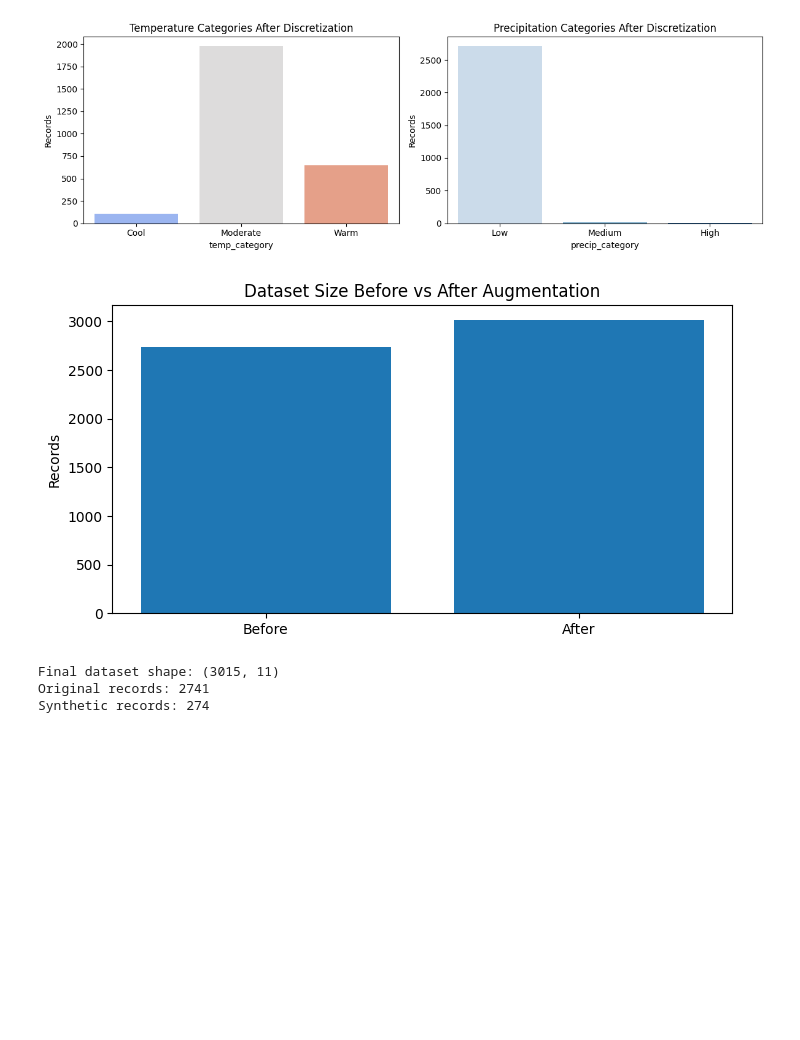
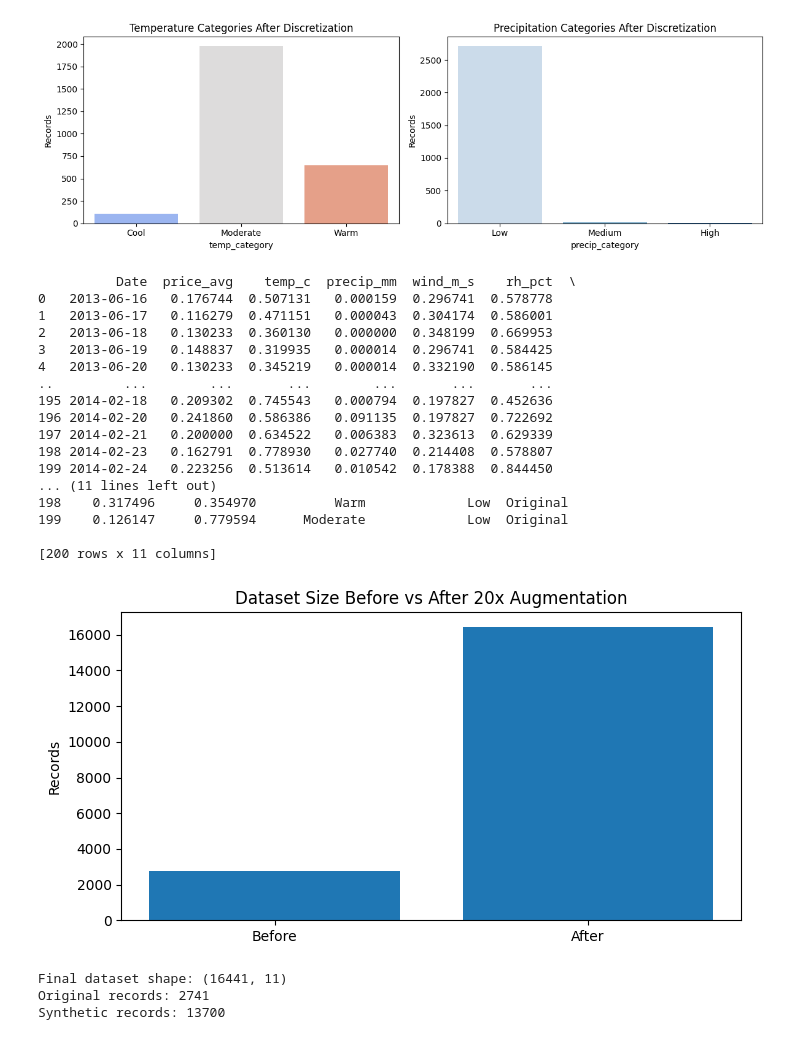
Before and after one commit to tuyisenge250/farm_sync_data_processing, a Jupyter notebook: farmer_data_processing.ipynb, the cells around one changed output. Saved outputs shown, nothing was run; the diff lists cells and outputs as text; code cells hidden in the pictures; blank space fills up the shorter version.

```diff
--- a/farmer_data_processing.ipynb
+++ b/farmer_data_processing.ipynb
@@ -119,10 +133,12 @@ tomato.rename(columns={'Date':'Date','Average':'price_avg','Market':'market','Un
 tomato['Date'] = pd.to_datetime(tomato['Date']).dt.normalize()
 
 # Merge harvest data
+harvest['Date'] = pd.to_datetime(harvest['Date']).dt.normalize()
 harvest_daily = harvest.groupby('Date').agg({'Harvest_kg':'sum','Price_index':'mean'}).reset_index()
-
+print(harvest_daily.head())
 # Final integration
 integrated_df = tomato.merge(climate_avg, on='Date', how='left').merge(harvest_daily, on='Date', how='left')
+print(integrated_df.head(50))
 integrated_df[['Harvest_kg','Price_index']] = integrated_df[['Harvest_kg','Price_index']].ffill().bfill()
 
 plt.figure(figsize=(8,4))
@@ -198,25 +245,59 @@ Passing `palette` without assigning `hue` is deprecated and will be removed in v
 [figure]
 # %%
 # 6. DATA AUGMENTATION
-augmented = reduced_df.sample(frac=0.1, random_state=42)
-augmented[numeric_cols] += np.random.normal(0, 0.05, size=(augmented.shape[0], len(numeric_cols)))
-augmented['source'] = 'Synthetic'
+
 reduced_df['source'] = 'Original'
-augmented_df = pd.concat([reduced_df, augmented], ignore_index=True)
 
+augmented_batches = []   # to store each augmentation batch
+
+for i in range(50):  # augment 20 times
+    augmented = reduced_df.sample(frac=0.1, random_state=42 + i).copy()
+
+    # add noise
+    augmented[numeric_cols] += np.random.normal(
+        0, 0.05, size=(augmented.shape[0], len(numeric_cols))
+    )
+
+    augmented['source'] = f'Synthetic_{i+1}'
+    augmented_batches.append(augmented)
+
+# combine everything
+augmented_df = pd.concat([reduced_df] + augmented_batches, ignore_index=True)
+
+print(augmented_df.head(200))
+
+# plot dataset growth
 plt.figure(figsize=(8,4))
 plt.bar(['Before', 'After'], [reduced_df.shape[0], augmented_df.shape[0]])
-plt.title('Dataset Size Before vs After Augmentation')
+plt.title('Dataset Size Before vs After 20x Augmentation')
 plt.ylabel('Records')
 plt.show()
 
+# summary
 print(f"Final dataset shape: {augmented_df.shape}")
 print(f"Original records: {(augmented_df['source'] == 'Original').sum()}")
-print(f"Synthetic records: {(augmented_df['source'] == 'Synthetic').sum()}")
+print(f"Synthetic records: {(augmented_df['source'] != 'Original').sum()}")
 # %% [output]
+          Date  price_avg    temp_c  precip_mm  wind_m_s    rh_pct  \
+0   2013-06-16   0.176744  0.507131   0.000159  0.296741  0.578778
+1   2013-06-17   0.116279  0.471151   0.000043  0.304174  0.586001
+2   2013-06-18   0.130233  0.360130   0.000000  0.348199  0.669953
+3   2013-06-19   0.148837  0.319935   0.000014  0.296741  0.584425
+4   2013-06-20   0.130233  0.345219   0.000014  0.332190  0.586145
+..         ...        ...       ...        ...       ...       ...
+195 2014-02-18   0.209302  0.745543   0.000794  0.197827  0.452636
+196 2014-02-20   0.241860  0.586386   0.091135  0.197827  0.722692
+197 2014-02-21   0.200000  0.634522   0.006383  0.323613  0.629339
+198 2014-02-23   0.162791  0.778930   0.027740  0.214408  0.578807
+199 2014-02-24   0.223256  0.513614   0.010542  0.178388  0.844450
+... (11 lines left out)
+198    0.317496     0.354970          Warm             Low  Original
+199    0.126147     0.779594      Moderate             Low  Original
+
+[200 rows x 11 columns]
-[figure, old version]
+[figure, new version]
-Final dataset shape: (3015, 11)
-Original records: 2741
-Synthetic records: 274
+Final dataset shape: (16441, 11)
+Original records: 2741
+Synthetic records: 13700
 # %%
 # Save processed data
```
Also changed, not shown: parts of 4 cells of this notebook, 14 other files.
